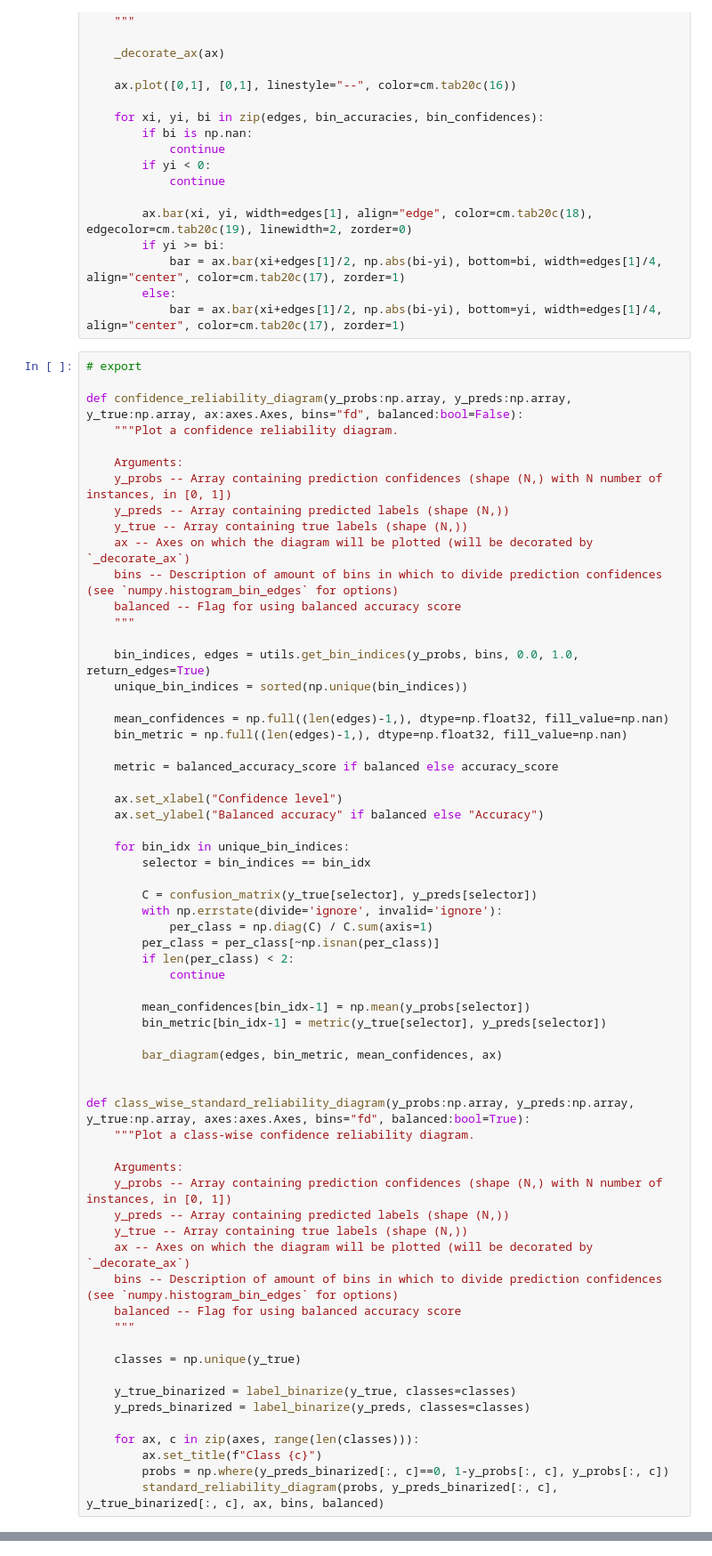
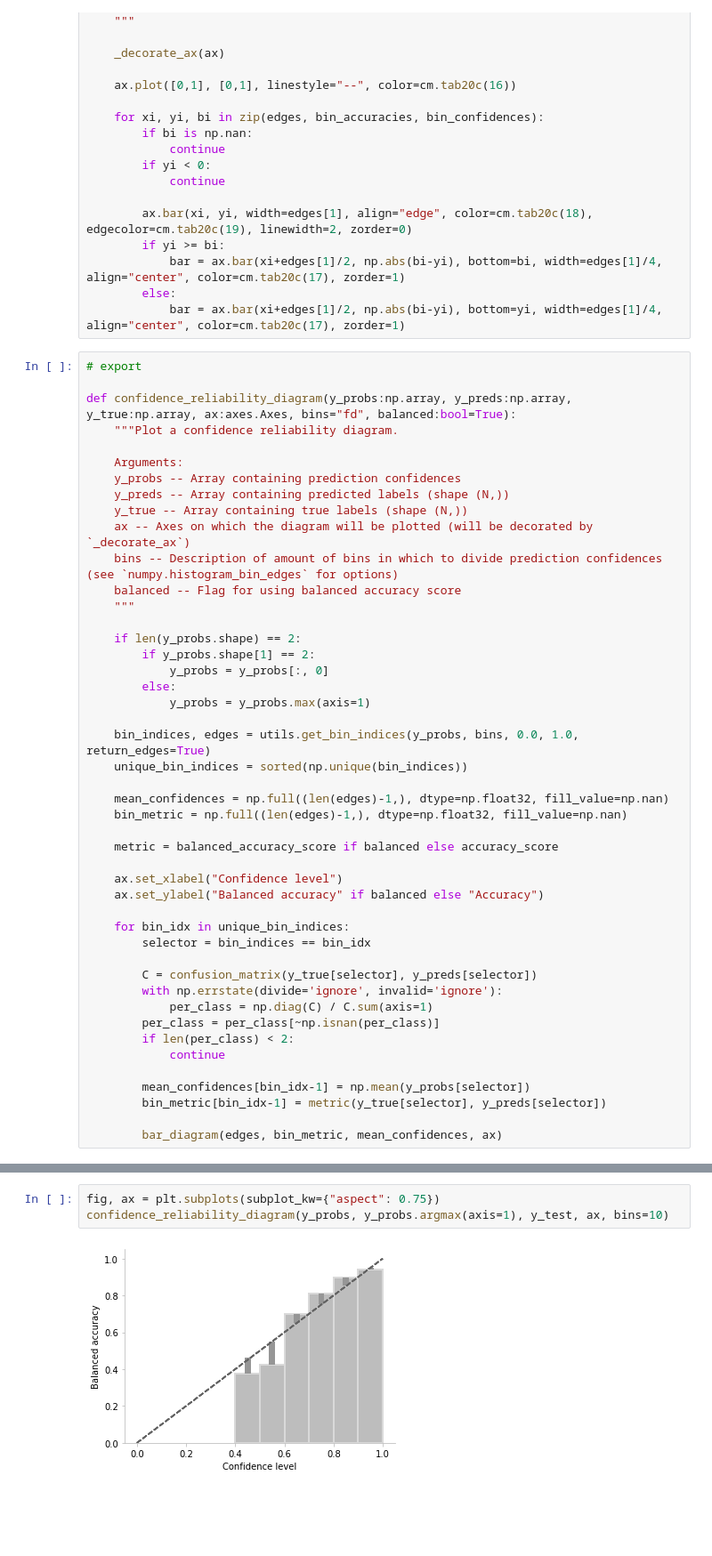
Before and after one commit to MaximLippeveld/riverreliability, a Jupyter notebook: notebooks/plots.ipynb, the cells around one changed output, grey strips where cells are left out. Shown at 89% size. Drawn from its saved outputs; the diff is of its cells as text; blank space fills up the shorter version.

```diff
--- a/notebooks/plots.ipynb
+++ b/notebooks/plots.ipynb
@@ -68,17 +240,23 @@ def bar_diagram(edges:np.array, bin_accuracies:np.array, bin_confidences:np.arra
 # %%
 # export
 
-def confidence_reliability_diagram(y_probs:np.array, y_preds:np.array, y_true:np.array, ax:axes.Axes, bins="fd", balanced:bool=False):
+def confidence_reliability_diagram(y_probs:np.array, y_preds:np.array, y_true:np.array, ax:axes.Axes, bins="fd", balanced:bool=True):
     """Plot a confidence reliability diagram.
 
     Arguments:
-    y_probs -- Array containing prediction confidences (shape (N,) with N number of instances, in [0, 1])
+    y_probs -- Array containing prediction confidences
     y_preds -- Array containing predicted labels (shape (N,))
     y_true -- Array containing true labels (shape (N,))
     ax -- Axes on which the diagram will be plotted (will be decorated by `_decorate_ax`)
     bins -- Description of amount of bins in which to divide prediction confidences (see `numpy.histogram_bin_edges` for options)
     balanced -- Flag for using balanced accuracy score
     """
+
+    if len(y_probs.shape) == 2:
+        if y_probs.shape[1] == 2:
+            y_probs = y_probs[:, 0]
+        else:
+            y_probs = y_probs.max(axis=1)
 
     bin_indices, edges = utils.get_bin_indices(y_probs, bins, 0.0, 1.0, return_edges=True)
     unique_bin_indices = sorted(np.unique(bin_indices))
@@ -105,26 +283,3 @@ def confidence_reliability_diagram(y_probs:np.array, y_preds:np.array, y_true:np
         bin_metric[bin_idx-1] = metric(y_true[selector], y_preds[selector])
 
         bar_diagram(edges, bin_metric, mean_confidences, ax)
-
-
-def class_wise_standard_reliability_diagram(y_probs:np.array, y_preds:np.array, y_true:np.array, axes:axes.Axes, bins="fd", balanced:bool=True):
-    """Plot a class-wise confidence reliability diagram.
-
-    Arguments:
-    y_probs -- Array containing prediction confidences (shape (N,) with N number of instances, in [0, 1])
-    y_preds -- Array containing predicted labels (shape (N,))
-    y_true -- Array containing true labels (shape (N,))
-    ax -- Axes on which the diagram will be plotted (will be decorated by `_decorate_ax`)
-    bins -- Description of amount of bins in which to divide prediction confidences (see `numpy.histogram_bin_edges` for options)
-    balanced -- Flag for using balanced accuracy score
-    """
-
-    classes = np.unique(y_true)
-
-    y_true_binarized = label_binarize(y_true, classes=classes)
-    y_preds_binarized = label_binarize(y_preds, classes=classes)
-
-    for ax, c in zip(axes, range(len(classes))):
-        ax.set_title(f"Class {c}")
-        probs = np.where(y_preds_binarized[:, c]==0, 1-y_probs[:, c], y_probs[:, c])
-        standard_reliability_diagram(probs, y_preds_binarized[:, c], y_true_binarized[:, c], ax, bins, balanced)
@@ -262,0 +286,5 @@ def class_wise_ridge_reliability_diagram(y_probs, y_preds, y_true, axes, bins="f
+# %%
+fig, ax = plt.subplots(subplot_kw={"aspect": 0.75})
+confidence_reliability_diagram(y_probs, y_probs.argmax(axis=1), y_test, ax, bins=10)
+# %% [output]
+[figure, added]
```
Also changed, not shown: parts of 21 cells of this notebook, 27 other files.
